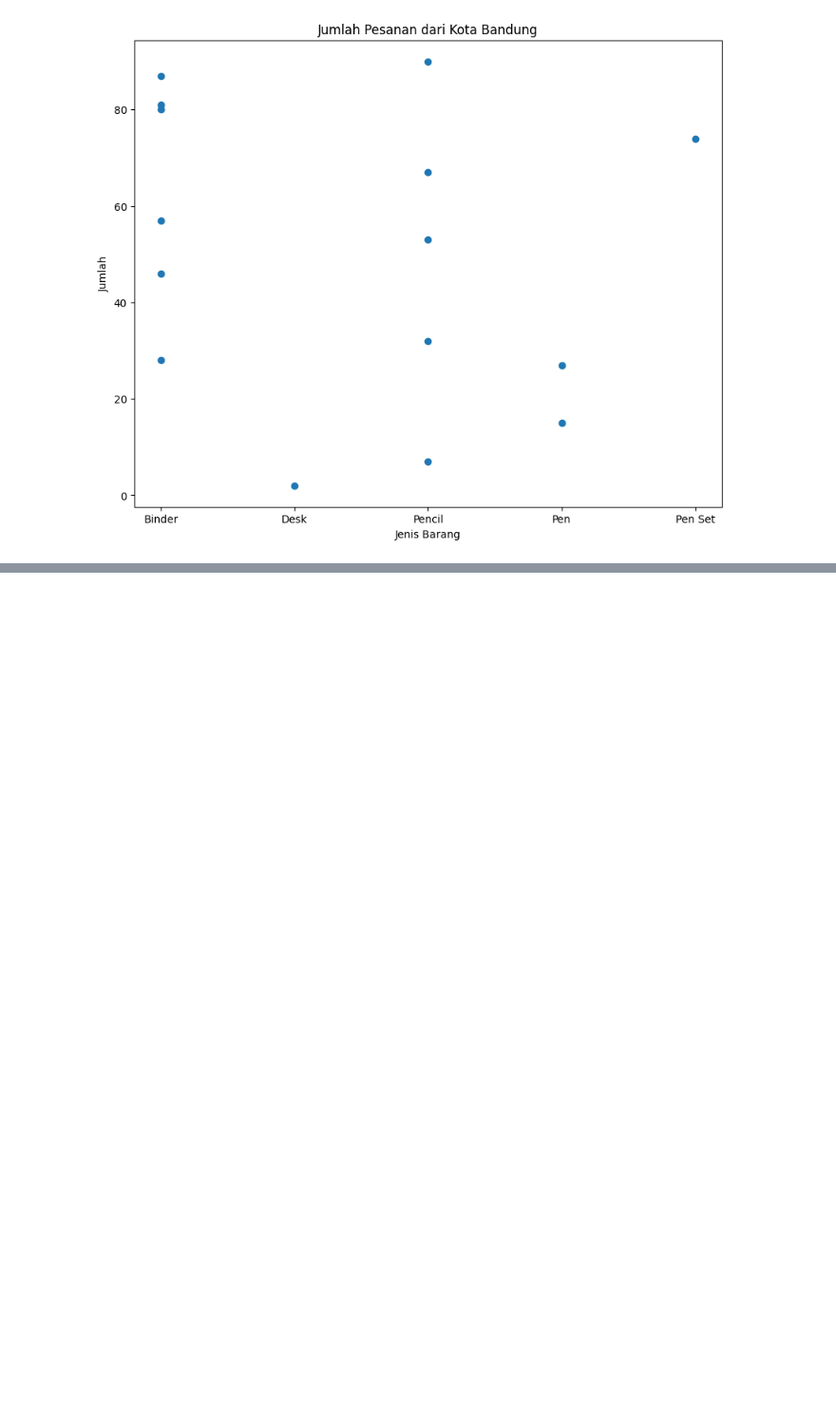
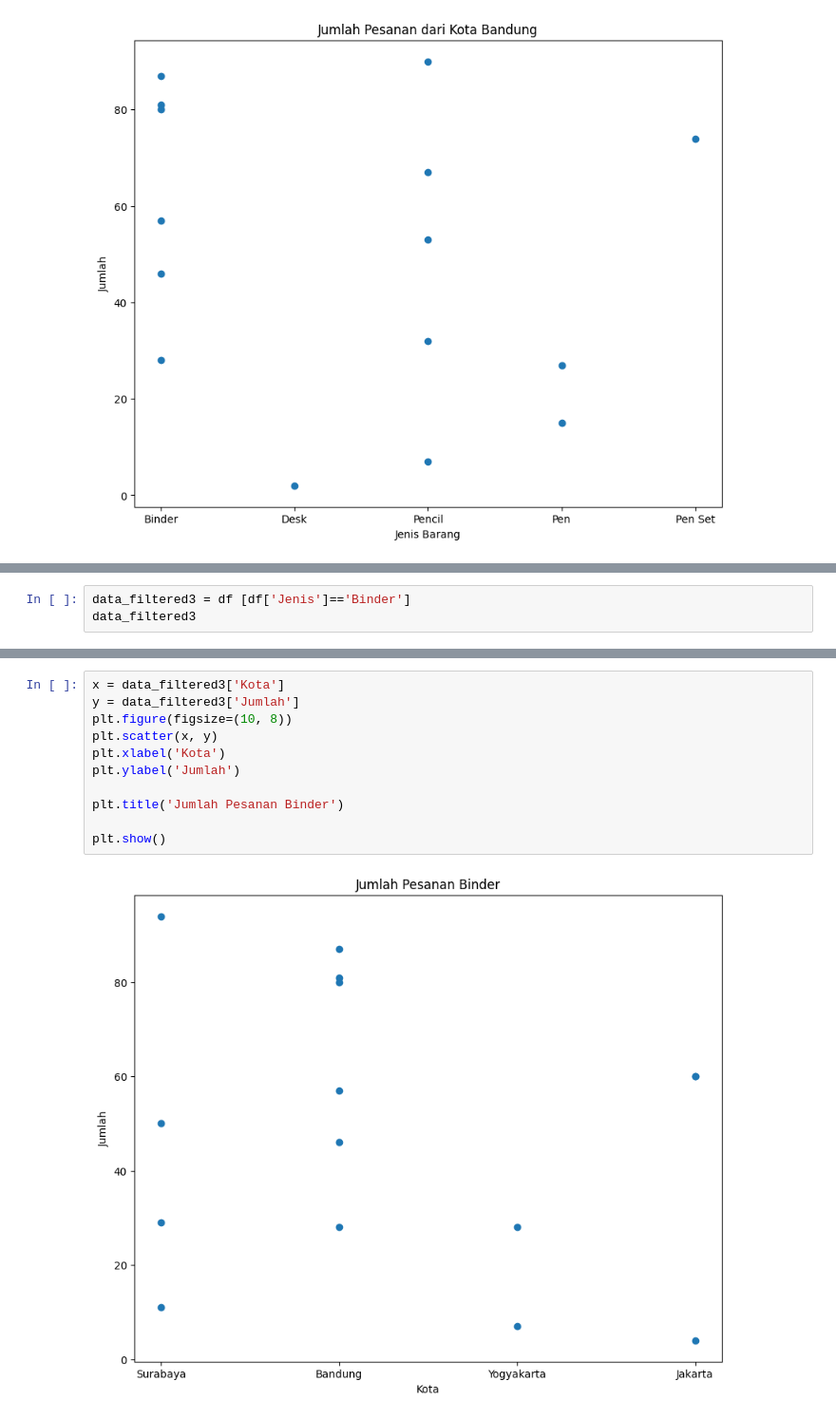
Before and after one commit to mrizkialakbar/UAS_VisualisasiData, a Jupyter notebook: SupplyKantor.ipynb, the cells around one changed output, grey strips where cells are left out. Shown: that part at 95% size. Saved outputs shown, nothing was run; the diff lists cells and outputs as text; blank space fills up the shorter version.

```diff
--- a/SupplyKantor.ipynb
+++ b/SupplyKantor.ipynb
@@ -73,0 +96,3 @@ plt.show()
+# %%
+data_filtered3 = df [df['Jenis']=='Binder']
+data_filtered3
@@ -73,0 +116,13 @@ plt.show()
+# %%
+x = data_filtered3['Kota']
+y = data_filtered3['Jumlah']
+plt.figure(figsize=(10, 8))
+plt.scatter(x, y)
+plt.xlabel('Kota')
+plt.ylabel('Jumlah')
+
+plt.title('Jumlah Pesanan Binder')
+
+plt.show()
+# %% [output]
+[figure, added]
```
Also changed, not shown: parts of 3 cells of this notebook.
